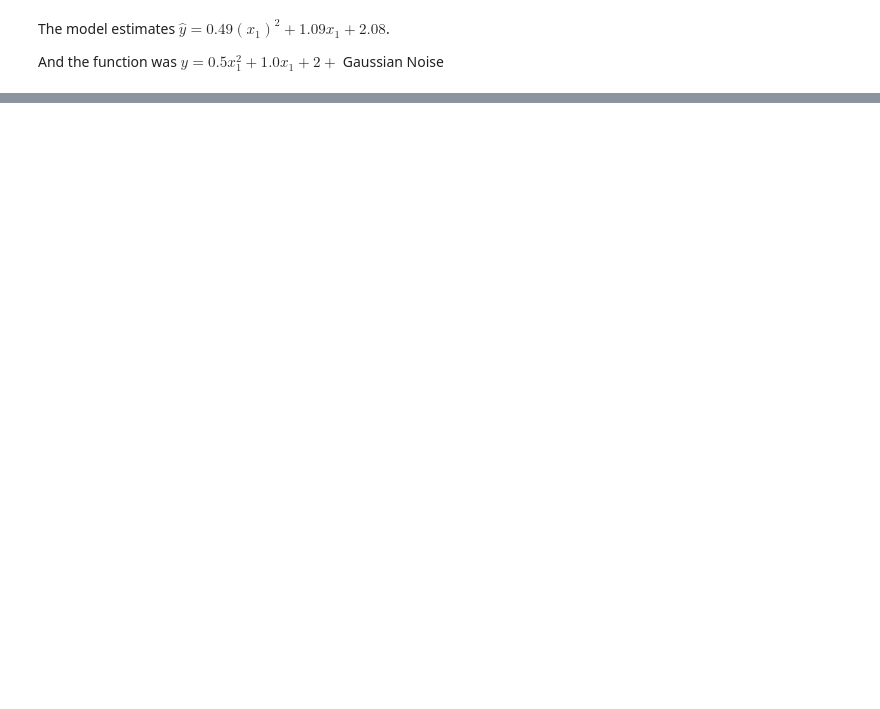
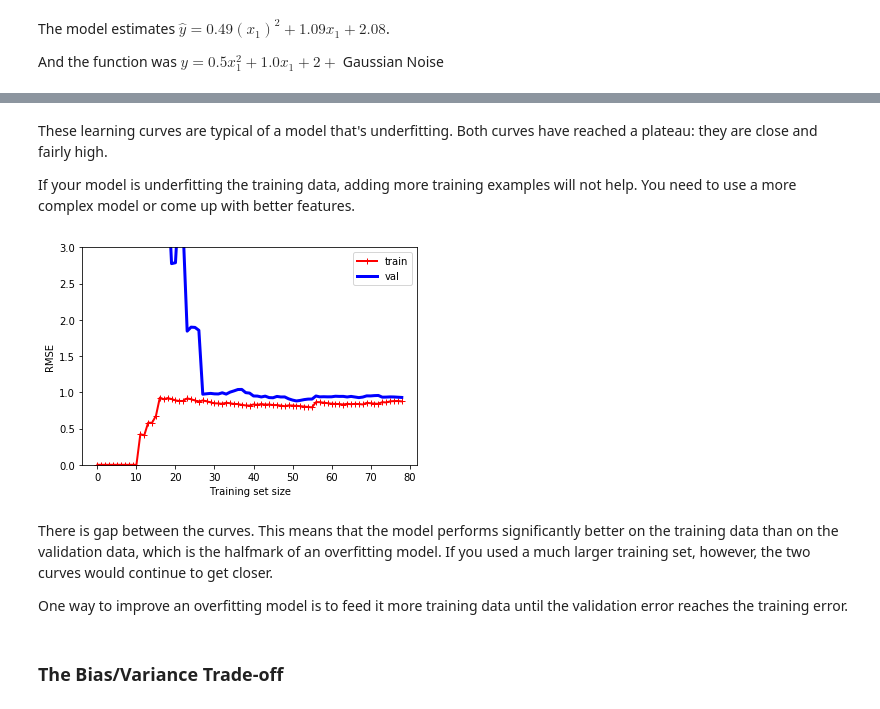
Before and after one commit to saguillo2000/Hands-On-ML-Notes, a Jupyter notebook: Chapter4.ipynb, the cells around one changed output, grey strips where cells are left out. Cells and saved outputs as stored; diff of their text form; code cells hidden in the pictures; blank space fills up the shorter version.

```diff
--- a/Chapter4.ipynb
+++ b/Chapter4.ipynb
@@ -227,0 +259,21 @@ And the function was $y = 0.5x_{1}^{2} + 1.0x_{1} + 2 +$ Gaussian Noise
+# %% [markdown]
+These learning curves are typical of a model that's underfitting. Both curves have reached a plateau: they are close and fairly high.
+
+If your model is underfitting the training data, adding more training examples will not help. You need to use a more complex model or come up with better features.
+# %%
+from sklearn.pipeline import Pipeline
+
+polynomial_regression = Pipeline([
+    ("poly_features", PolynomialFeatures(degree=10, include_bias=False)),
+    ("lin_reg", LinearRegression()),
+])
+
+plot_learning_curves(polynomial_regression, X, y)
+# %% [output]
+[figure, added]
+# %% [markdown]
+There is gap between the curves. This means that the model performs significantly better on the training data than on the validation data, which is the halfmark of an overfitting model. If you used a much larger training set, however, the two curves would continue to get closer.
+
+One way to improve an overfitting model is to feed it more training data until the validation error reaches the training error.
+# %% [markdown]
+### The Bias/Variance Trade-off
```
Also changed, not shown: parts of 17 cells of this notebook.
